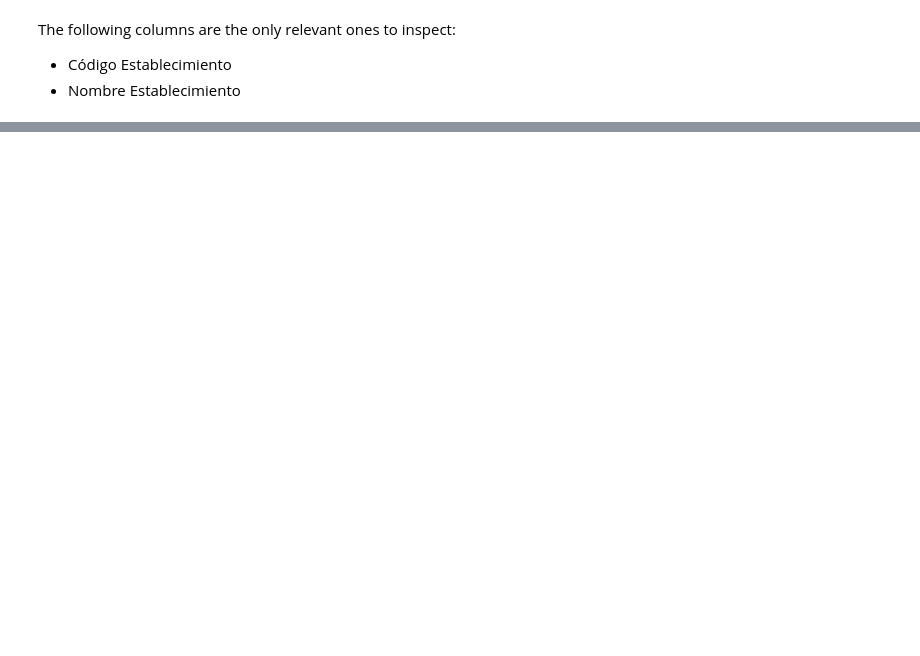
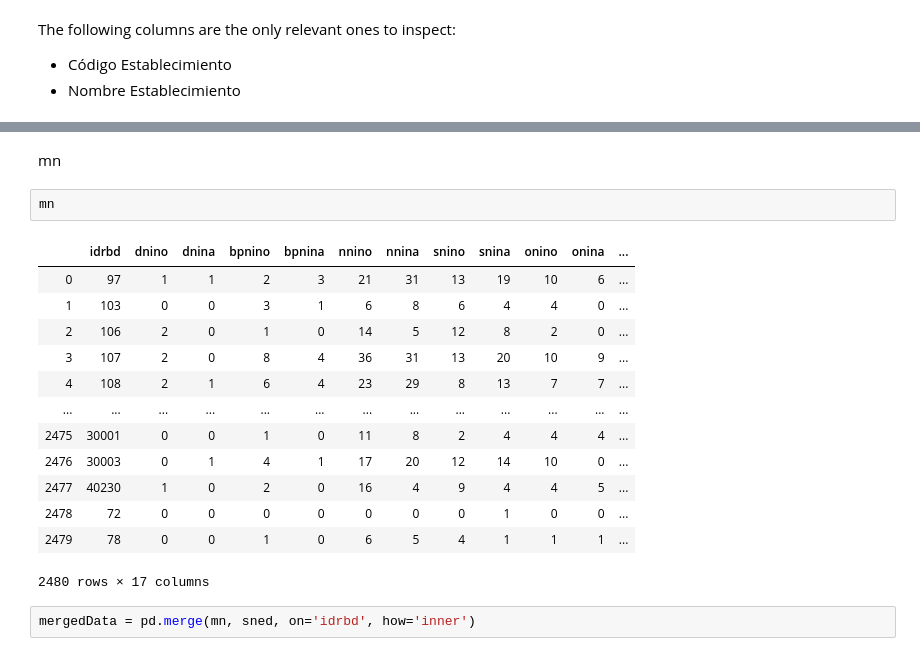
Before and after one commit to juancaros/junaeb, a Jupyter notebook: protocol/Data ETL.ipynb, the cells around one changed output, grey strips where cells are left out. Saved outputs shown, nothing was run; the diff lists cells and outputs as text; blank space fills up the shorter version.

```diff
--- a/protocol/Data ETL.ipynb
+++ b/protocol/Data ETL.ipynb
@@ -37,0 +221,20 @@ The following columns are the only relevant ones to inspect:
+# %% [markdown]
+mn
+# %%
+mn
+# %% [output]
+|  | idrbd | dnino | dnina | bpnino | bpnina | nnino | nnina | snino | snina | onino | onina | ... |
+| 0 | 97 | 1 | 1 | 2 | 3 | 21 | 31 | 13 | 19 | 10 | 6 | ... |
+| 1 | 103 | 0 | 0 | 3 | 1 | 6 | 8 | 6 | 4 | 4 | 0 | ... |
+| 2 | 106 | 2 | 0 | 1 | 0 | 14 | 5 | 12 | 8 | 2 | 0 | ... |
+| 3 | 107 | 2 | 0 | 8 | 4 | 36 | 31 | 13 | 20 | 10 | 9 | ... |
+| 4 | 108 | 2 | 1 | 6 | 4 | 23 | 29 | 8 | 13 | 7 | 7 | ... |
+| ... | ... | ... | ... | ... | ... | ... | ... | ... | ... | ... | ... | ... |
+| 2475 | 30001 | 0 | 0 | 1 | 0 | 11 | 8 | 2 | 4 | 4 | 4 | ... |
+| 2476 | 30003 | 0 | 1 | 4 | 1 | 17 | 20 | 12 | 14 | 10 | 0 | ... |
+| 2477 | 40230 | 1 | 0 | 2 | 0 | 16 | 4 | 9 | 4 | 4 | 5 | ... |
+| 2478 | 72 | 0 | 0 | 0 | 0 | 0 | 0 | 0 | 1 | 0 | 0 | ... |
+| 2479 | 78 | 0 | 0 | 1 | 0 | 6 | 5 | 4 | 1 | 1 | 1 | ... |
+2480 rows × 17 columns
+# %%
+mergedData = pd.merge(mn, sned, on='idrbd', how='inner')
```
Also changed, not shown: parts of 30 cells of this notebook, 12 other files.
